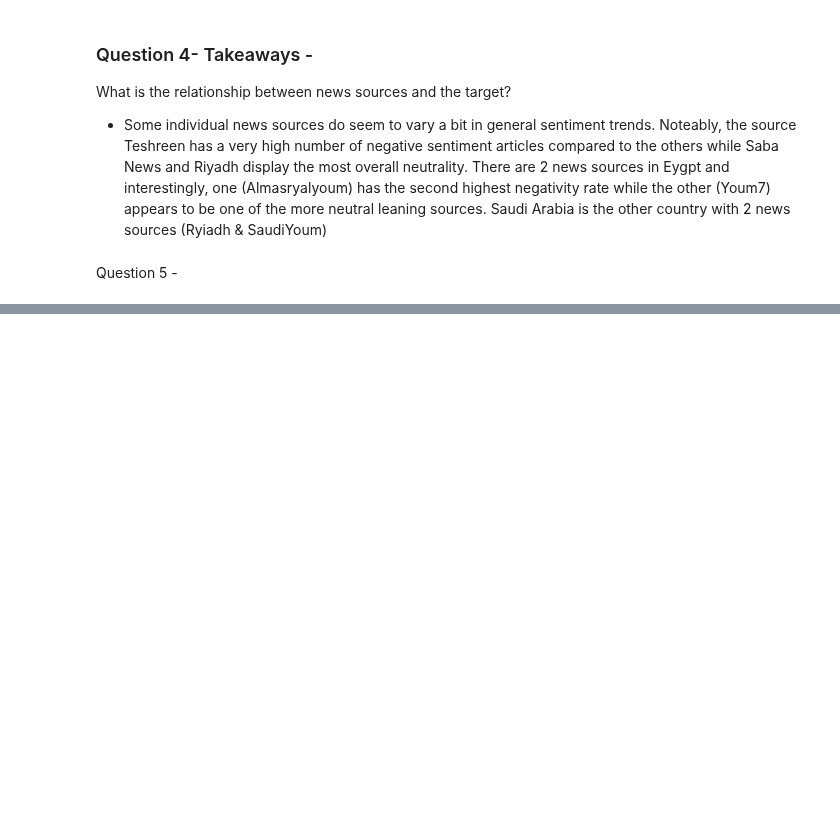
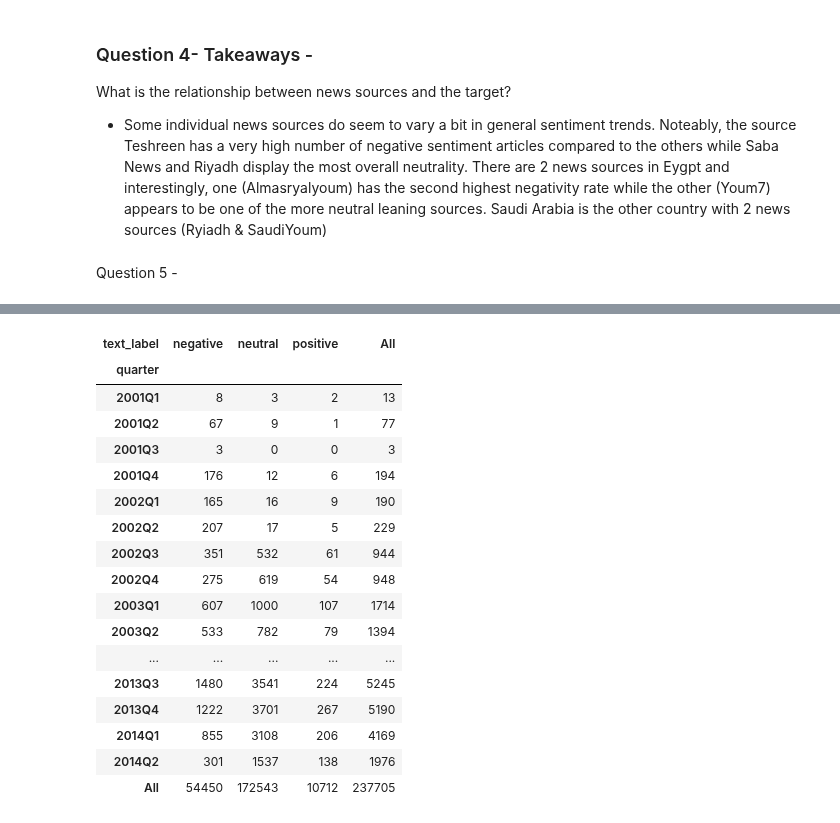
Before and after one commit to Rachuig-Green-Rackley-Shiben/arabic_media_nlp_project, a Jupyter notebook: mindy_drafts/mindy_MVP_explore.ipynb, the cells around one changed output, grey strips where cells are left out. Cells and saved outputs as stored; diff of their text form; code cells hidden in the pictures; blank space fills up the shorter version.

```diff
--- a/mindy_drafts/mindy_MVP_explore.ipynb
+++ b/mindy_drafts/mindy_MVP_explore.ipynb
@@ -706,0 +751,4 @@ Question 5 -
+# %%
+df = df[df.dateline != '1998-04-02']
+# %%
+df['dateline'] = pd.to_datetime(df['dateline'])
@@ -706,0 +776,2 @@ Question 5 -
+# %%
+df["quarter"] = pd.PeriodIndex(df.dateline, freq='Q')
@@ -706,0 +799,23 @@ Question 5 -
+# %%
+quarter_perc = pd.crosstab(df.quarter, df.text_label, margins=True)
+# %%
+quarter_perc
+# %% [output]
+| text_label | negative | neutral | positive | All |
+| quarter |  |  |  |  |
+| 2001Q1 | 8 | 3 | 2 | 13 |
+| 2001Q2 | 67 | 9 | 1 | 77 |
+| 2001Q3 | 3 | 0 | 0 | 3 |
+| 2001Q4 | 176 | 12 | 6 | 194 |
+| 2002Q1 | 165 | 16 | 9 | 190 |
+| 2002Q2 | 207 | 17 | 5 | 229 |
+| 2002Q3 | 351 | 532 | 61 | 944 |
+| 2002Q4 | 275 | 619 | 54 | 948 |
+| 2003Q1 | 607 | 1000 | 107 | 1714 |
+| 2003Q2 | 533 | 782 | 79 | 1394 |
+| ... | ... | ... | ... | ... |
+| 2013Q3 | 1480 | 3541 | 224 | 5245 |
+| 2013Q4 | 1222 | 3701 | 267 | 5190 |
+| 2014Q1 | 855 | 3108 | 206 | 4169 |
+| 2014Q2 | 301 | 1537 | 138 | 1976 |
+| All | 54450 | 172543 | 10712 | 237705 |
```
Also changed, not shown: parts of 13 cells of this notebook, 1 other file.
